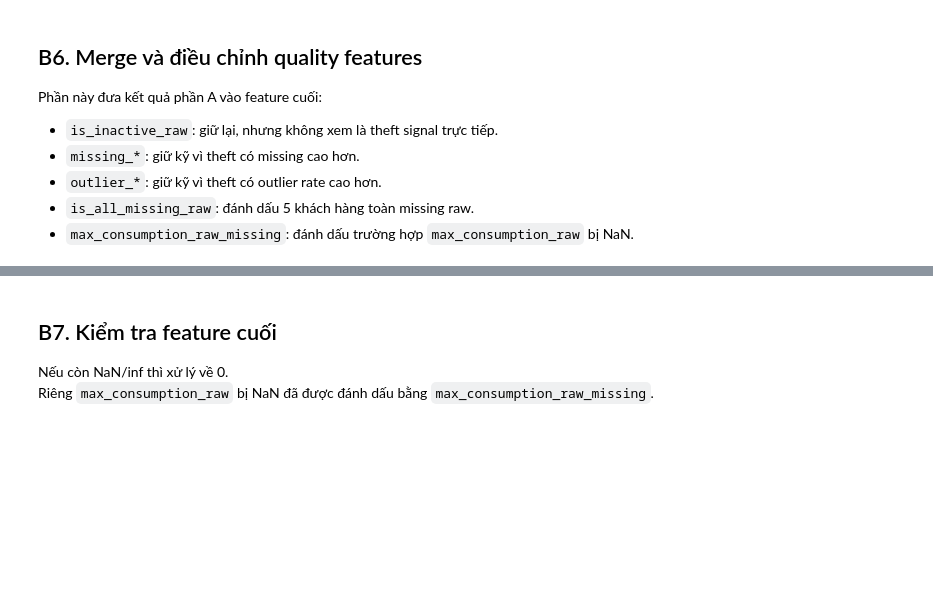
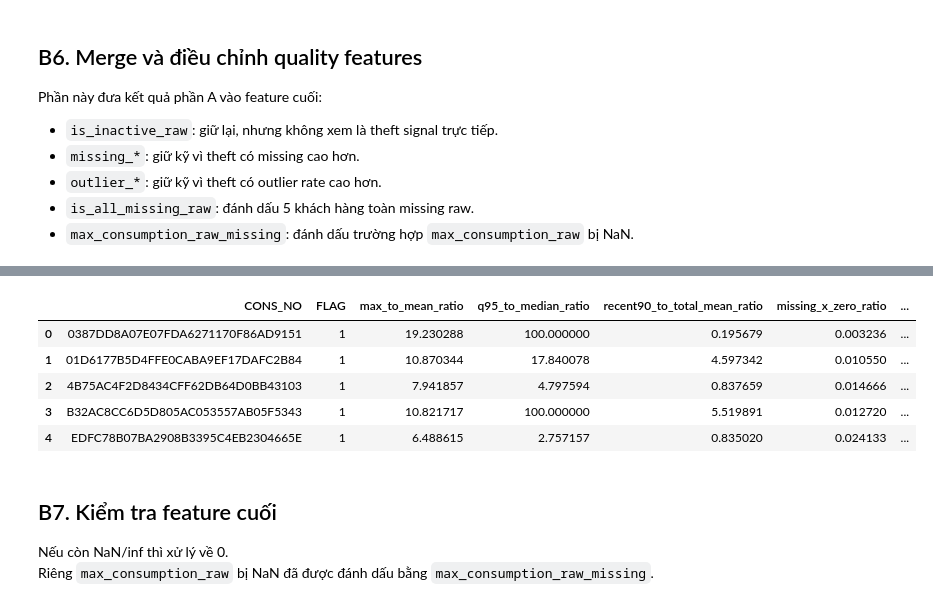
Before and after one commit to longzu-ComputerScience/CS114----ML-Project---Energy-Theft-Detection, a Jupyter notebook: notebooks/feature.ipynb, the cells around one changed output, grey strips where cells are left out. Drawn from its saved outputs; the diff is of its cells as text; code cells hidden in the pictures; blank space fills up the shorter version.

```diff
--- a/notebooks/feature.ipynb
+++ b/notebooks/feature.ipynb
@@ -646,3 +904,99 @@ Feature shape sau khi merge: (42372, 97)
+# %%
+features["max_to_mean_ratio"] = safe_ratio(
+    features["max_consumption"].to_numpy(),
+    features["mean_consumption"].to_numpy(),
+    clip_upper=100,
+)
+
+features["q95_to_median_ratio"] = safe_ratio(
+    features["q95_consumption"].to_numpy(),
+    features["median_consumption"].to_numpy(),
+    clip_upper=100,
+)
+
+features["iqr_to_median_ratio"] = safe_ratio(
+    features["iqr_consumption"].to_numpy(),
+    features["median_consumption"].to_numpy(),
+    clip_upper=100,
+)
+
+features["std_to_median_ratio"] = safe_ratio(
+    features["std_consumption"].to_numpy(),
+    features["median_consumption"].to_numpy(),
+    clip_upper=100,
+)
+
+features["recent90_to_total_mean_ratio"] = safe_ratio(
+    features["recent_90_mean"].to_numpy(),
+    features["mean_consumption"].to_numpy(),
+    clip_upper=50,
+)
+
+features["recent30_to_total_mean_ratio"] = safe_ratio(
+    features["recent_30_mean"].to_numpy(),
+    features["mean_consumption"].to_numpy(),
+    clip_upper=50,
+)
+
+features["zero_to_low_ratio"] = safe_ratio(
+    features["zero_count_clean"].to_numpy(),
+    features["low_consumption_count"].to_numpy(),
+    clip_upper=50,
+)
+
+features["missing_x_zero_ratio"] = (
+    features["missing_ratio_raw"] * features["zero_ratio_clean"]
+)
+
+features["missing_x_low_ratio"] = (
+    features["missing_ratio_raw"] * features["low_consumption_ratio"]
+)
+
+features["missing_x_recent_drop"] = (
+    features["missing_ratio_raw"] * (-features["recent30_first90_log_ratio"])
+)
+
+features["outlier_x_volatility"] = (
+    features["log1p_outlier_count_raw"] * features["mean_abs_daily_change"]
+)
+
+features["outlier_x_max_change"] = (
+    features["log1p_outlier_count_raw"] * features["max_abs_daily_change"]
+)
+
+features["drop_x_recent_drop"] = (
+    features["drop_ratio"] * (-features["recent30_first90_log_ratio"])
+)
+
+features["drop_x_segment_drop"] = (
+    features["drop_ratio"] * (-features["segment_largest_drop"])
+)
+
+features["missing_x_outlier"] = (
+    features["missing_ratio_raw"] * features["log1p_outlier_count_raw"]
+)
+
+display(
+    features[
+        [
+            ID_COL,
+            TARGET_COL,
+            "max_to_mean_ratio",
+            "q95_to_median_ratio",
+            "recent90_to_total_mean_ratio",
+            "missing_x_zero_ratio",
+            "outlier_x_volatility",
+            "drop_x_recent_drop",
+        ]
+    ].head()
+)
+# %% [output]
+|  | CONS_NO | FLAG | max_to_mean_ratio | q95_to_median_ratio | recent90_to_total_mean_ratio | missing_x_zero_ratio | ... |
+| 0 | 0387DD8A07E07FDA6271170F86AD9151 | 1 | 19.230288 | 100.000000 | 0.195679 | 0.003236 | ... |
+| 1 | 01D6177B5D4FFE0CABA9EF17DAFC2B84 | 1 | 10.870344 | 17.840078 | 4.597342 | 0.010550 | ... |
+| 2 | 4B75AC4F2D8434CFF62DB64D0BB43103 | 1 | 7.941857 | 4.797594 | 0.837659 | 0.014666 | ... |
+| 3 | B32AC8CC6D5D805AC053557AB05F5343 | 1 | 10.821717 | 100.000000 | 5.519891 | 0.012720 | ... |
+| 4 | EDFC78B07BA2908B3395C4EB2304665E | 1 | 6.488615 | 2.757157 | 0.835020 | 0.024133 | ... |
 # %% [markdown]
 ## B7. Kiểm tra feature cuối
 
```
Also changed, not shown: parts of 11 cells of this notebook, 3 other files.
